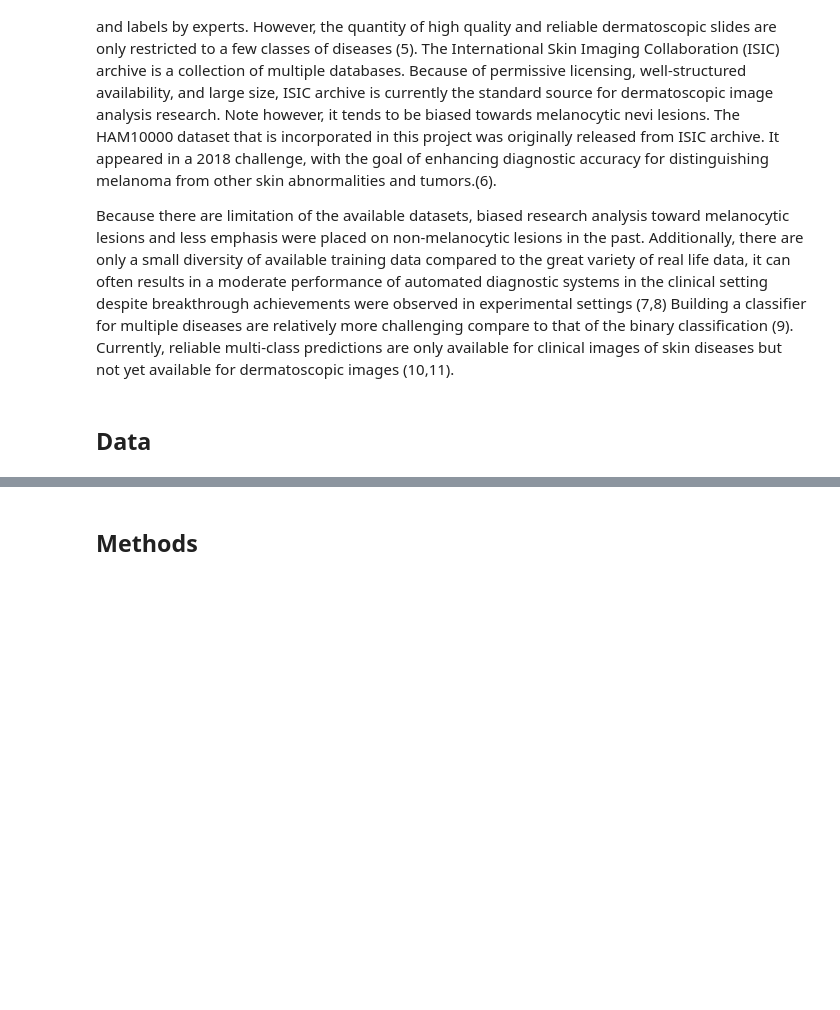
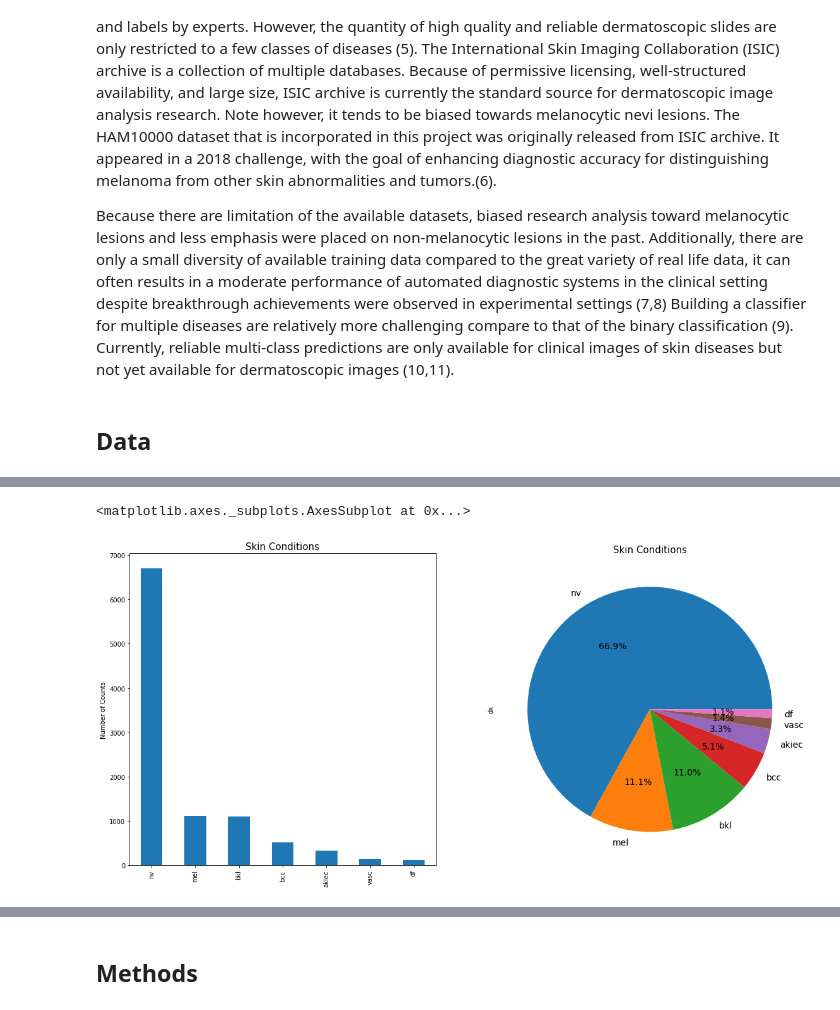
Before and after one commit to HuihuangLiu001/DSEI210-Final-Project--Skinjob, a Jupyter notebook: reports/Final_Report.ipynb, the cells around one changed output, grey strips where cells are left out. Drawn from its saved outputs; the diff is of its cells as text; code cells hidden in the pictures; blank space fills up the shorter version.

```diff
--- a/reports/Final_Report.ipynb
+++ b/reports/Final_Report.ipynb
@@ -3,3 +10,5 @@
+# %%
+df = pd.read_csv('../content/drive/MyDrive/DSE_I2100/data/HAM10000_metadata.csv')
 # %% [markdown]
 ## Title: New Era Of Data Model Dermatology
 # %% [markdown]
@@ -44,0 +54,12 @@ In the data cleaning phase, after loading in the metadata and inspecting it usin
+# %%
+plt.figure(figsize=(40,20))
+plt.subplot(2,4,1)
+plt.title("Skin Conditions",fontsize=15)
+plt.ylabel("Number of Counts")
+df['dx'].value_counts().plot.bar()
+plt.subplot(2,4,2)
+plt.title("Skin Conditions",fontsize=15)
+df['dx'].value_counts().plot.pie(autopct="%1.1f%%", fontsize=14)
+# %% [output]
+<matplotlib.axes._subplots.AxesSubplot at 0x...>
+[figure, added]
```
Also changed, not shown: parts of 6 cells of this notebook.
